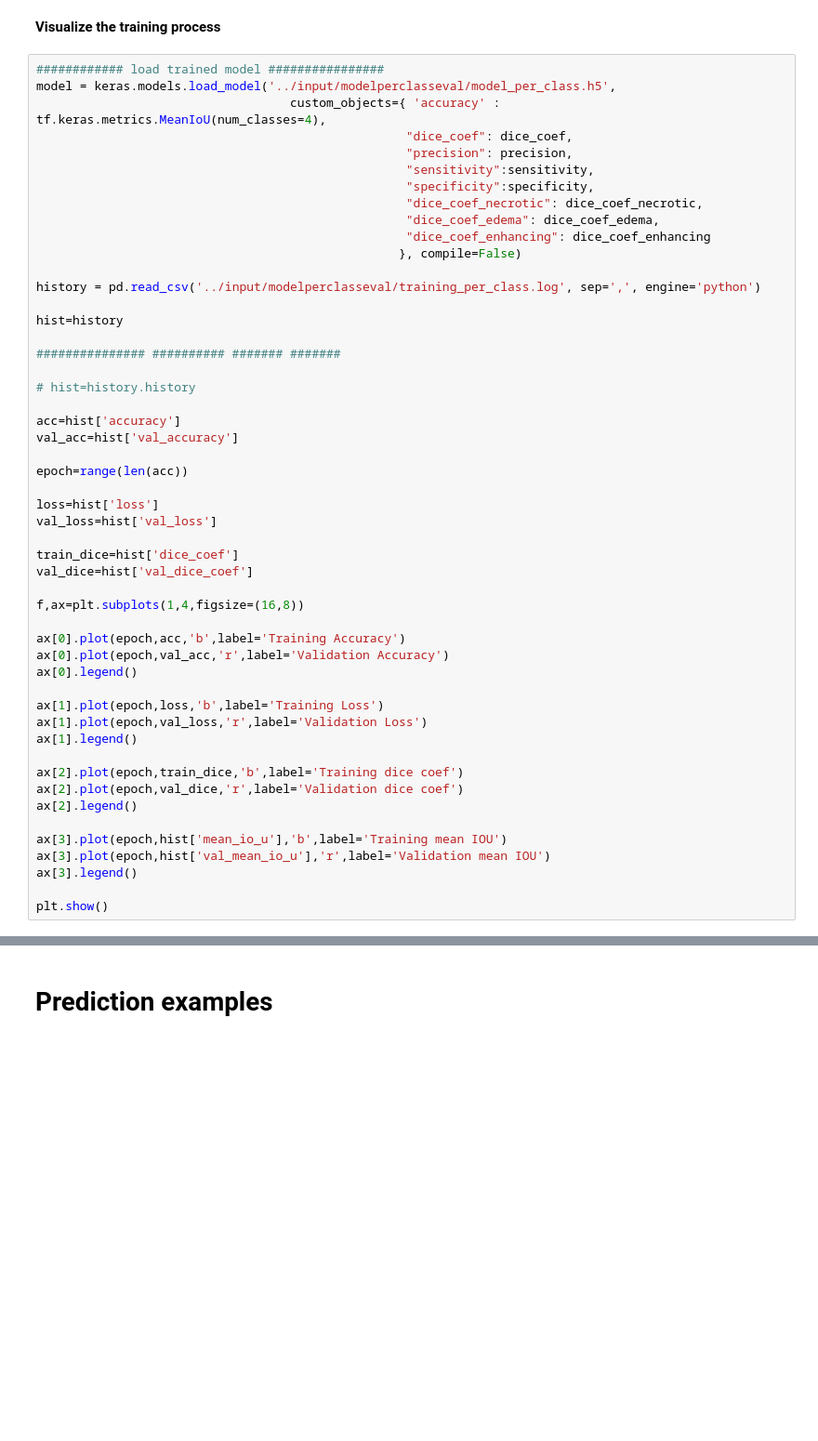
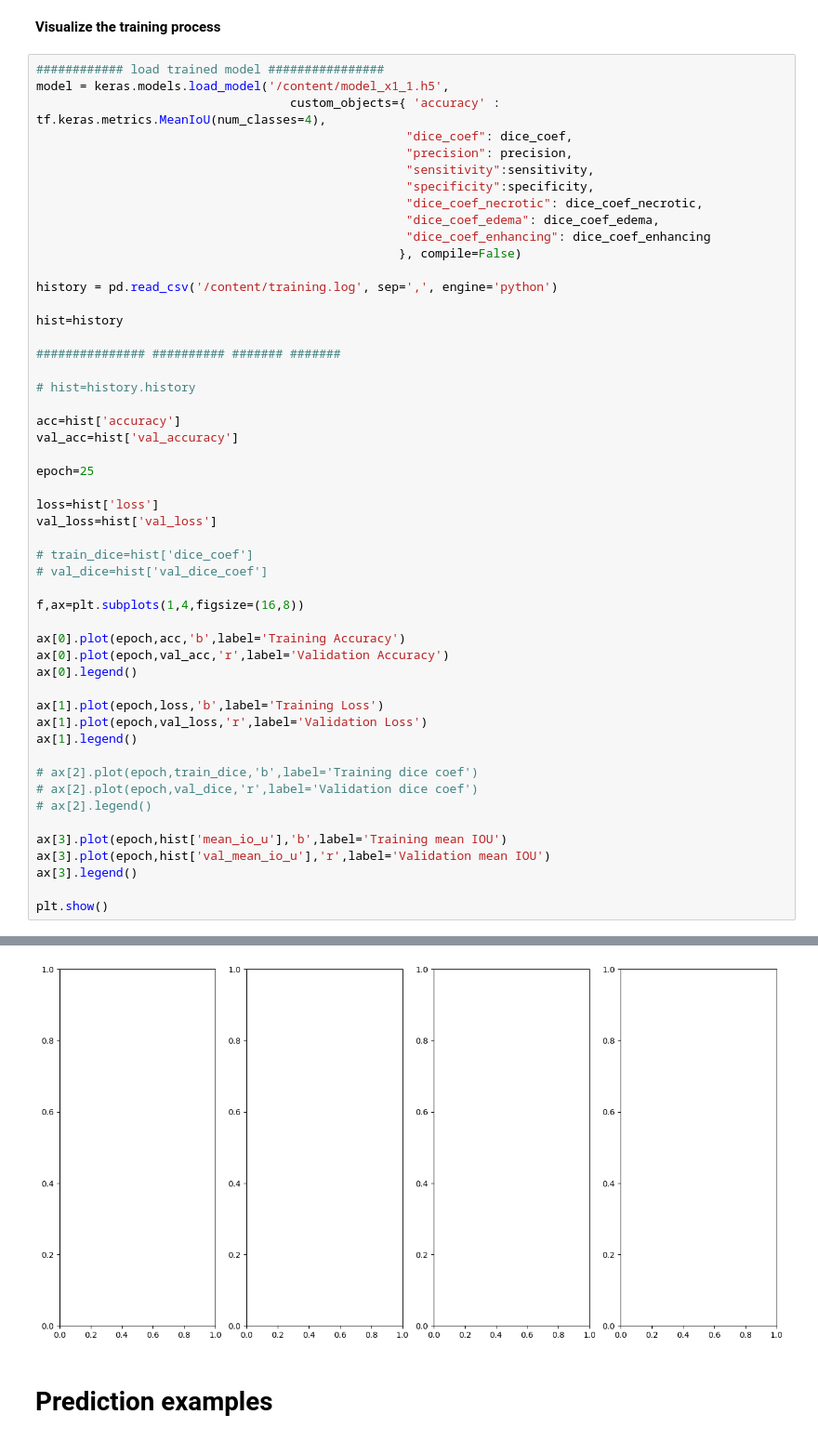
Before and after one commit to alim98/Fusion-Project, a Jupyter notebook: First_Working_3d_mri_brain_tumor_segmentation_u_net_(1).ipynb, the cells around one changed output, grey strips where cells are left out. Shown at 93% size. Cells and saved outputs as stored; diff of their text form; blank space fills up the shorter version.

```diff
--- a/First_Working_3d_mri_brain_tumor_segmentation_u_net_(1).ipynb
+++ b/First_Working_3d_mri_brain_tumor_segmentation_u_net_(1).ipynb
@@ -888,7 +1084,7 @@ Epoch 5/35
 **Visualize the training process**
 # %%
 ############ load trained model ################
-model = keras.models.load_model('../input/modelperclasseval/model_per_class.h5',
+model = keras.models.load_model('/content/model_x1_1.h5',
                                    custom_objects={ 'accuracy' : tf.keras.metrics.MeanIoU(num_classes=4),
                                                    "dice_coef": dice_coef,
                                                    "precision": precision,
@@ -899,7 +1095,7 @@ model = keras.models.load_model('../input/modelperclasseval/model_per_class.h5',
                                                    "dice_coef_enhancing": dice_coef_enhancing
                                                   }, compile=False)
 
-history = pd.read_csv('../input/modelperclasseval/training_per_class.log', sep=',', engine='python')
+history = pd.read_csv('/content/training.log', sep=',', engine='python')
 
 hist=history
 
@@ -910,13 +1106,13 @@ hist=history
 acc=hist['accuracy']
 val_acc=hist['val_accuracy']
 
-epoch=range(len(acc))
+epoch=25
 
 loss=hist['loss']
 val_loss=hist['val_loss']
 
-train_dice=hist['dice_coef']
-val_dice=hist['val_dice_coef']
+# train_dice=hist['dice_coef']
+# val_dice=hist['val_dice_coef']
 
 f,ax=plt.subplots(1,4,figsize=(16,8))
 
@@ -928,12 +1124,13 @@ ax[1].plot(epoch,loss,'b',label='Training Loss')
 ax[1].plot(epoch,val_loss,'r',label='Validation Loss')
 ax[1].legend()
 
-ax[2].plot(epoch,train_dice,'b',label='Training dice coef')
-ax[2].plot(epoch,val_dice,'r',label='Validation dice coef')
-ax[2].legend()
+# ax[2].plot(epoch,train_dice,'b',label='Training dice coef')
+# ax[2].plot(epoch,val_dice,'r',label='Validation dice coef')
+# ax[2].legend()
 
 ax[3].plot(epoch,hist['mean_io_u'],'b',label='Training mean IOU')
 ax[3].plot(epoch,hist['val_mean_io_u'],'r',label='Validation mean IOU')
 ax[3].legend()
 
 plt.show()
+# %% [output]
@@ -940,3 +1138,4 @@ plt.show()
+[figure, added]
 # %% [markdown]
 # Prediction examples
 # %%
```
Also changed, not shown: parts of 11 cells of this notebook.
